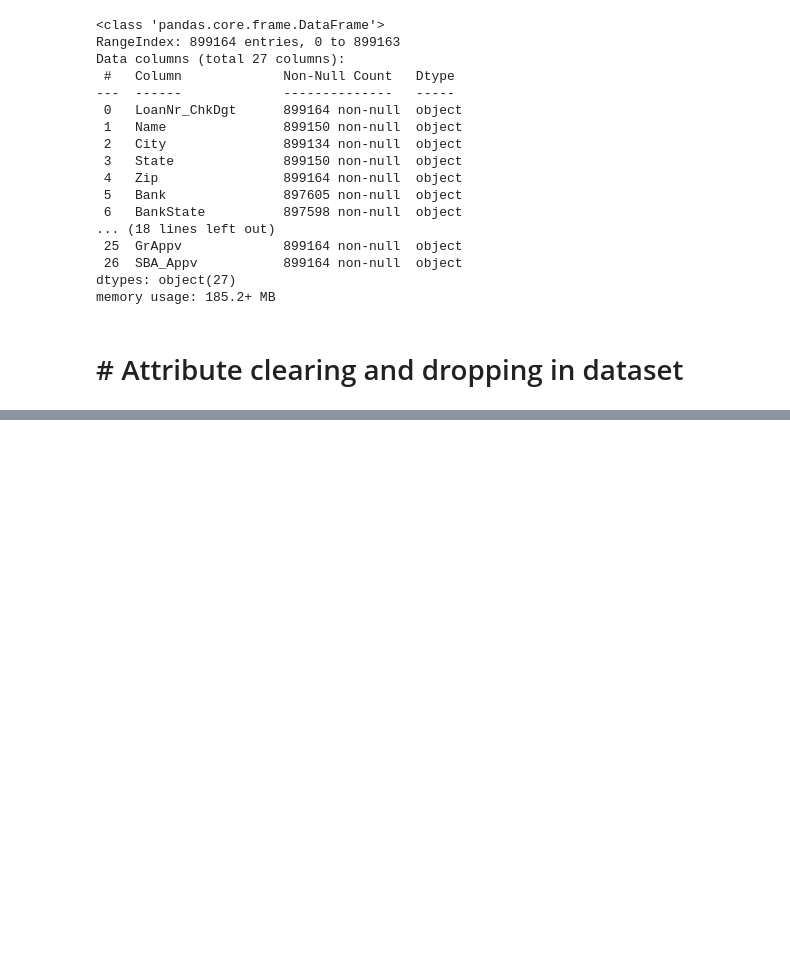
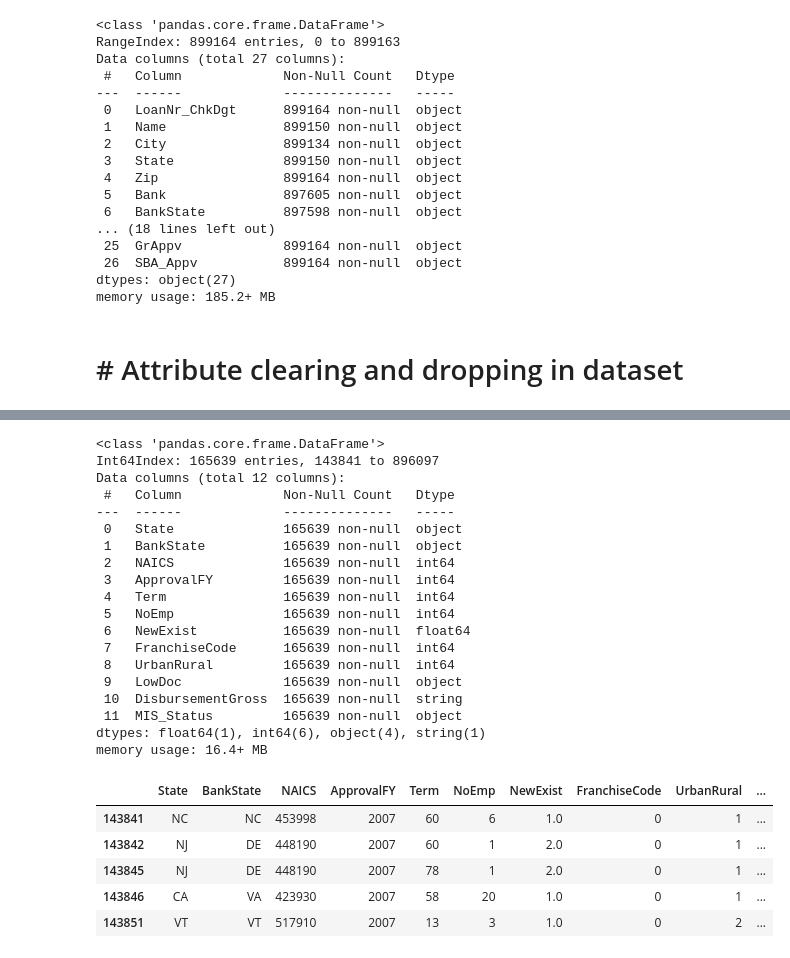
Before and after one commit to andreasmonster/bigdata, a Jupyter notebook: SBAnational_preprocessed.ipynb, the cells around one changed output, grey strips where cells are left out. Drawn from its saved outputs; the diff is of its cells as text; code cells hidden in the pictures; blank space fills up the shorter version.

```diff
--- a/SBAnational_preprocessed.ipynb
+++ b/SBAnational_preprocessed.ipynb
@@ -78,0 +210,6 @@ print("123321")
+# %%
+#Again removing any missing columns with either NaN or null values, for our filtered data.
+
+SBAloan_df.dropna()
+SBAloan_df.dropna(inplace=True)
+SBAloan_df.info()
@@ -78,0 +240,37 @@ print("123321")
+# %%
+#DisbursementGross variable contains value in dollars, which we want to remove, in order to work on the data
+#We start doing this by converting the variable intro a string
+#Source https://pbpython.com/currency-cleanup.html
+
+SBAloan_df['DisbursementGross'] = SBAloan_df["DisbursementGross"].astype("string")
+SBAloan_df.info()
+
+#Now removing the dollar sign
+SBAloan_df['DisbursementGross'] = SBAloan_df['DisbursementGross'].str.replace('$','', regex=True)
+SBAloan_df.head()
+# %% [output]
+<class 'pandas.core.frame.DataFrame'>
+Int64Index: 165639 entries, 143841 to 896097
+Data columns (total 12 columns):
+ #   Column             Non-Null Count   Dtype
+---  ------             --------------   -----
+ 0   State              165639 non-null  object
+ 1   BankState          165639 non-null  object
+ 2   NAICS              165639 non-null  int64
+ 3   ApprovalFY         165639 non-null  int64
+ 4   Term               165639 non-null  int64
+ 5   NoEmp              165639 non-null  int64
+ 6   NewExist           165639 non-null  float64
+ 7   FranchiseCode      165639 non-null  int64
+ 8   UrbanRural         165639 non-null  int64
+ 9   LowDoc             165639 non-null  object
+ 10  DisbursementGross  165639 non-null  string
+ 11  MIS_Status         165639 non-null  object
+dtypes: float64(1), int64(6), object(4), string(1)
+memory usage: 16.4+ MB
+|  | State | BankState | NAICS | ApprovalFY | Term | NoEmp | NewExist | FranchiseCode | UrbanRural | ... |
+| 143841 | NC | NC | 453998 | 2007 | 60 | 6 | 1.0 | 0 | 1 | ... |
+| 143842 | NJ | DE | 448190 | 2007 | 60 | 1 | 2.0 | 0 | 1 | ... |
+| 143845 | NJ | DE | 448190 | 2007 | 78 | 1 | 2.0 | 0 | 1 | ... |
+| 143846 | CA | VA | 423930 | 2007 | 58 | 20 | 1.0 | 0 | 1 | ... |
+| 143851 | VT | VT | 517910 | 2007 | 13 | 3 | 1.0 | 0 | 2 | ... |
```
Also changed, not shown: parts of 17 cells of this notebook.
